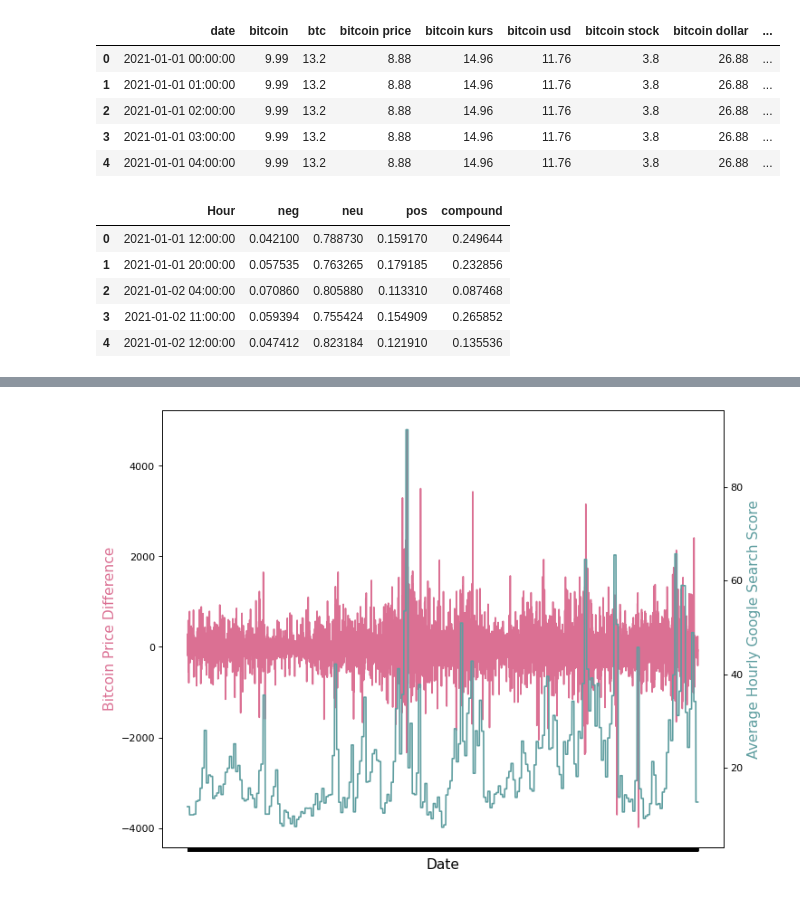
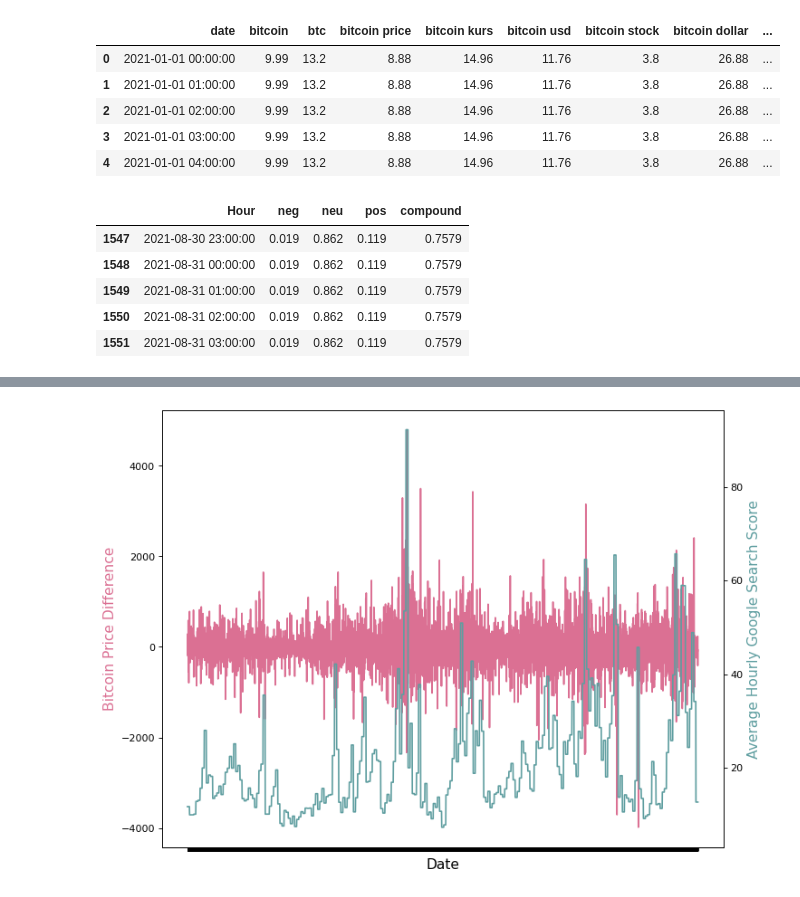
Before and after one commit to aashka-trivedi/cryptocurrency-and-public-sentiment, a Jupyter notebook: code/modelling/GrangerCausality.ipynb, the cells around one changed output, grey strips where cells are left out. Drawn from its saved outputs; the diff is of its cells as text; code cells hidden in the pictures.

```diff
--- a/code/modelling/GrangerCausality.ipynb
+++ b/code/modelling/GrangerCausality.ipynb
@@ -437,14 +437,14 @@ google.head()
 | 3 | 2021-01-01 03:00:00 | 9.99 | 13.2 | 8.88 | 14.96 | 11.76 | 3.8 | 26.88 | ... |
 | 4 | 2021-01-01 04:00:00 | 9.99 | 13.2 | 8.88 | 14.96 | 11.76 | 3.8 | 26.88 | ... |
 # %%
-reddit.head()
+reddit.tail()
 # %% [output]
 |  | Hour | neg | neu | pos | compound |
-| 0 | 2021-01-01 12:00:00 | 0.042100 | 0.788730 | 0.159170 | 0.249644 |
-| 1 | 2021-01-01 20:00:00 | 0.057535 | 0.763265 | 0.179185 | 0.232856 |
-| 2 | 2021-01-02 04:00:00 | 0.070860 | 0.805880 | 0.113310 | 0.087468 |
-| 3 | 2021-01-02 11:00:00 | 0.059394 | 0.755424 | 0.154909 | 0.265852 |
-| 4 | 2021-01-02 12:00:00 | 0.047412 | 0.823184 | 0.121910 | 0.135536 |
+| 1547 | 2021-08-30 23:00:00 | 0.019 | 0.862 | 0.119 | 0.7579 |
+| 1548 | 2021-08-31 00:00:00 | 0.019 | 0.862 | 0.119 | 0.7579 |
+| 1549 | 2021-08-31 01:00:00 | 0.019 | 0.862 | 0.119 | 0.7579 |
+| 1550 | 2021-08-31 02:00:00 | 0.019 | 0.862 | 0.119 | 0.7579 |
+| 1551 | 2021-08-31 03:00:00 | 0.019 | 0.862 | 0.119 | 0.7579 |
 # %%
 reddit = reddit.rename(columns = {'Hour': 'date'})
 # %%
```
Also changed, not shown: parts of 8 cells of this notebook, 7 other files.
